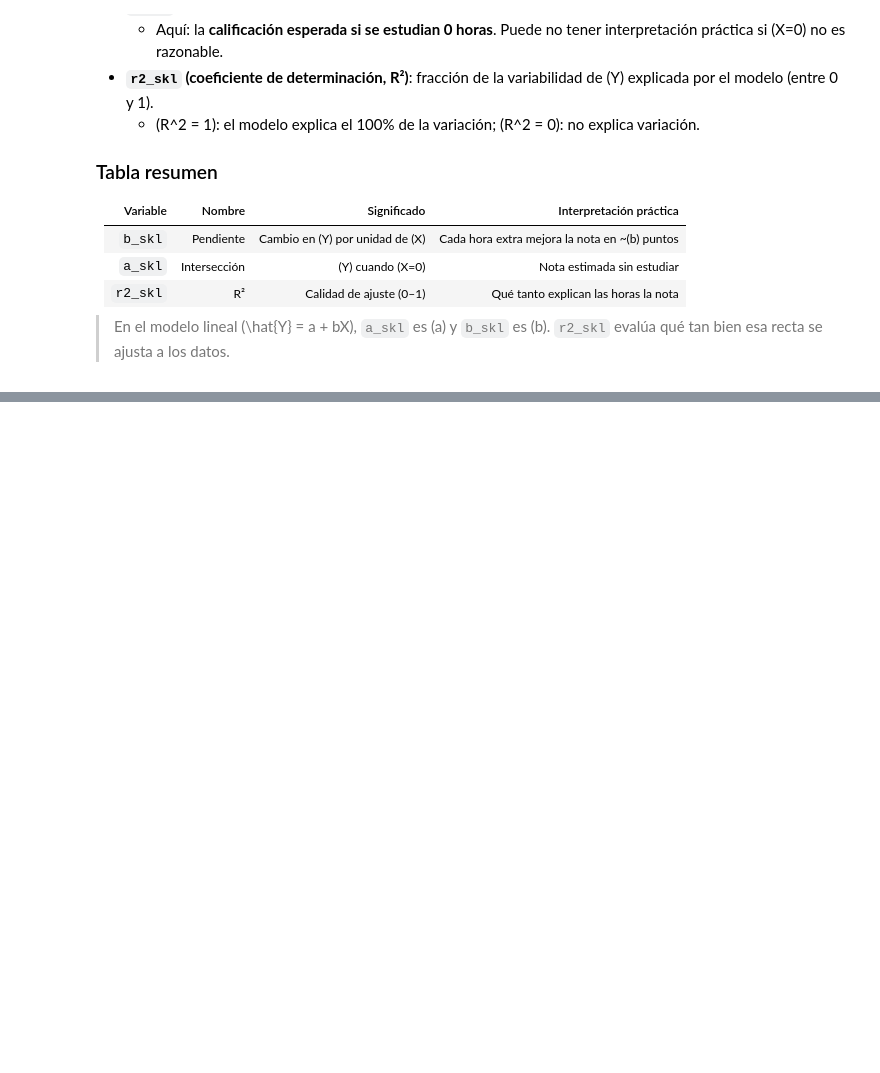
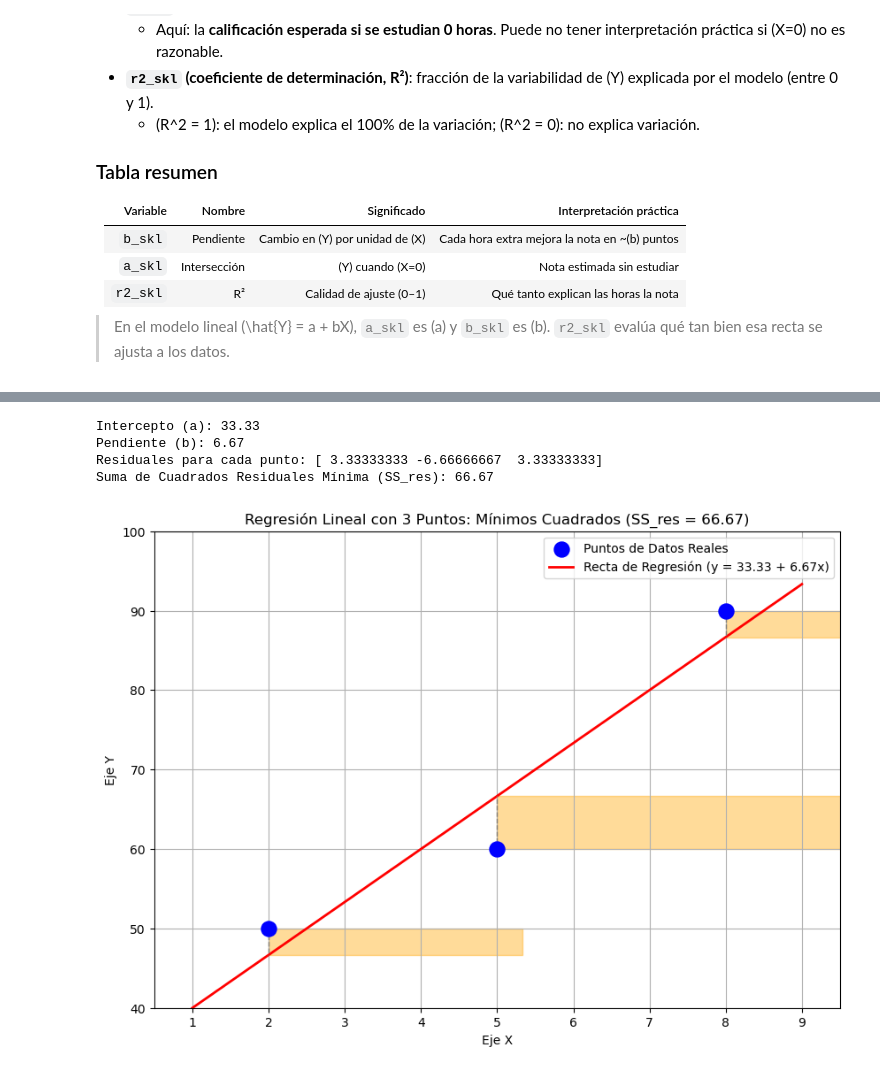
Before and after one commit to nicproof/Python, a Jupyter notebook: Algoritmos de Regresión/1A.-Ejercicio Regresion Simple.ipynb, the cells around one changed output, grey strips where cells are left out. Drawn from its saved outputs; the diff is of its cells as text; code cells hidden in the pictures; blank space fills up the shorter version.

```diff
--- a/Algoritmos de Regresión/1A.-Ejercicio Regresion Simple.ipynb
+++ b/Algoritmos de Regresión/1A.-Ejercicio Regresion Simple.ipynb
@@ -69,0 +406,73 @@ calificaciones = [50, 55, 65, 70, 74, 78, 85, 88, 94, 96]
+# %%
+import matplotlib.pyplot as plt
+import numpy as np
+from sklearn.linear_model import LinearRegression
+
+# --- 1. Datos del Problema (3 puntos) ---
+X_data = np.array([2, 5, 8])
+Y_data = np.array([50, 60, 90])
+
+# --- 2. Preparación para sklearn y Entrenamiento ---
+X_reshaped = X_data.reshape(-1, 1) # Asegurar formato 2D para sklearn
+
+modelo = LinearRegression()
+modelo.fit(X_reshaped, Y_data)
+
+# Coeficientes del modelo
+a = modelo.intercept_
+b = modelo.coef_[0]
+
+# --- 3. Predicciones y Residuales ---
+Y_pred = modelo.predict(X_reshaped)
+residuals = Y_data - Y_pred
+squared_residuals = residuals**2
+ss_res_min = np.sum(squared_residuals) # La suma de cuadrados residuales mínima
+
+print(f"Intercepto (a): {a:.2f}")
+print(f"Pendiente (b): {b:.2f}")
+print(f"Residuales para cada punto: {residuals}")
+print(f"Suma de Cuadrados Residuales Mínima (SS_res): {ss_res_min:.2f}")
+
+# --- 4. Crear la Gráfica ---
+plt.figure(figsize=(10, 7))
+
+# A) Gráfico de Dispersión (Puntos Reales)
+plt.scatter(X_data, Y_data, color='blue', s=150, zorder=5, label='Puntos de Datos Reales')
+
+# B) Gráfico de la Recta de Regresión (La línea de Mínimos Cuadrados)
+# Extendemos la línea un poco para que se vea mejor
+X_line = np.array([min(X_data)-1, max(X_data)+1])
+Y_line = a + b * X_line
+plt.plot(X_line, Y_line, color='red', linestyle='-', linewidth=2, label=f'Recta de Regresión (y = {a:.2f} + {b:.2f}x)')
+
+# C) Visualización de los Residuales Cuadrados
+for i in range(len(X_data)):
+    # Dibujar la línea vertical del residual
+    plt.plot([X_data[i], X_data[i]], [Y_data[i], Y_pred[i]], color='grey', linestyle='--', linewidth=1)
+
+    # Dibujar el cuadrado del residual
+    # Las coordenadas del rectángulo: (x_esquina_inferior_izquierda, y_esquina_inferior_izquierda)
+    rect_x = X_data[i]
+    rect_y = min(Y_data[i], Y_pred[i]) # La parte más baja del error
+    rect_height = abs(Y_data[i] - Y_pred[i]) # La altura es el valor absoluto del error
+
+    # Dibujamos el cuadrado a la derecha de la línea de error para claridad
+    rect = plt.Rectangle((rect_x, rect_y), rect_height, rect_height,
+                         color='orange', alpha=0.4, zorder=0)
+    plt.gca().add_patch(rect)
+
+# D) Etiquetas y Título
+plt.title(f'Regresión Lineal con 3 Puntos: Mínimos Cuadrados (SS_res = {ss_res_min:.2f})')
+plt.xlabel('Eje X')
+plt.ylabel('Eje Y')
+plt.grid(True)
+plt.legend()
+plt.xlim(min(X_data)-1.5, max(X_data)+1.5)
+plt.ylim(min(Y_data)-10, max(Y_data)+10)
+plt.show()
+# %% [output]
+Intercepto (a): 33.33
+Pendiente (b): 6.67
+Residuales para cada punto: [ 3.33333333 -6.66666667  3.33333333]
+Suma de Cuadrados Residuales Mínima (SS_res): 66.67
+[figure, added]
```
Also changed, not shown: parts of 7 cells of this notebook, 17 other files.
